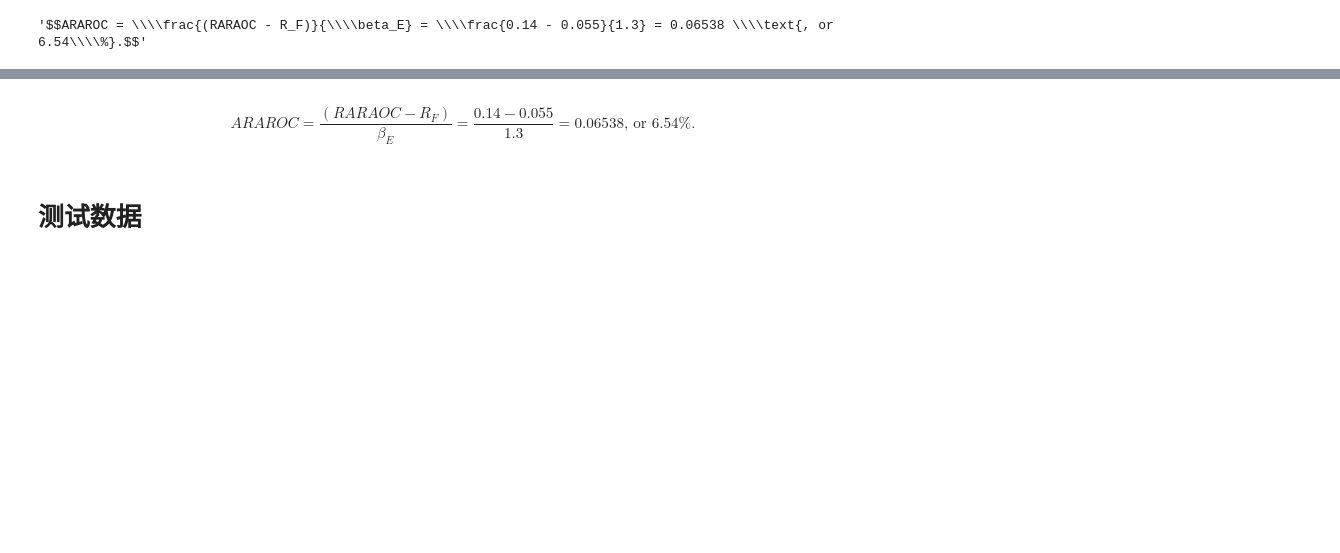
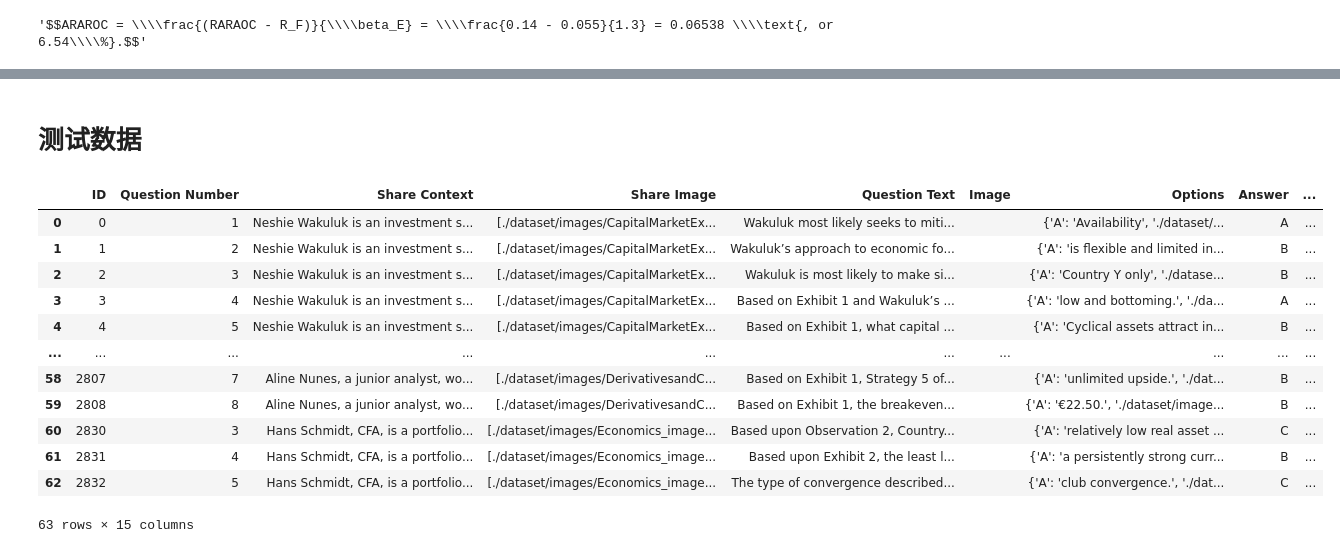
Before and after one commit to Jennie-Deng/Finmath, a Jupyter notebook: dataProcess.ipynb, the cells around one changed output, grey strips where cells are left out. Saved outputs shown, nothing was run; the diff lists cells and outputs as text; code cells hidden in the pictures; blank space fills up the shorter version.

```diff
--- a/dataProcess.ipynb
+++ b/dataProcess.ipynb
@@ -122,8 +90,3 @@ Book Label: Operational Riskand Resiliency2
-# %%
-a='$$ARAROC = \\frac{(RARAOC - R_F)}{\\beta_E} = \\frac{0.14 - 0.055}{1.3} = 0.06538 \\text{, or 6.54\\%}.$$'
-display(Markdown(a))
-# %% [output]
-$$ARAROC = \frac{(RARAOC - R_F)}{\beta_E} = \frac{0.14 - 0.055}{1.3} = 0.06538 \text{, or 6.54\%}.$$
 # %%
 # Select the specified columns
 text = data[data['Question Type'] == 'text only']
@@ -141,5 +104,20 @@ for index, row in textimagemath[200:].iterrows():
 # %% [markdown]
 # 测试数据
 # %%
-test = pd.read_csv('dataset/dirtydata.csv')
+data = pd.read_json('dataset/multiDemo.json')
+data
+# %% [output]
+|  | ID | Question Number | Share Context | Share Image | Question Text | Image | Options | Answer | ... |
+| 0 | 0 | 1 | Neshie Wakuluk is an investment s... | [./dataset/images/CapitalMarketEx... | Wakuluk most likely seeks to miti... |  | {'A': 'Availability', './dataset/... | A | ... |
+| 1 | 1 | 2 | Neshie Wakuluk is an investment s... | [./dataset/images/CapitalMarketEx... | Wakuluk’s approach to economic fo... |  | {'A': 'is flexible and limited in... | B | ... |
+| 2 | 2 | 3 | Neshie Wakuluk is an investment s... | [./dataset/images/CapitalMarketEx... | Wakuluk is most likely to make si... |  | {'A': 'Country Y only', './datase... | B | ... |
+| 3 | 3 | 4 | Neshie Wakuluk is an investment s... | [./dataset/images/CapitalMarketEx... | Based on Exhibit 1 and Wakuluk’s ... |  | {'A': 'low and bottoming.', './da... | A | ... |
+| 4 | 4 | 5 | Neshie Wakuluk is an investment s... | [./dataset/images/CapitalMarketEx... | Based on Exhibit 1, what capital ... |  | {'A': 'Cyclical assets attract in... | B | ... |
+| ... | ... | ... | ... | ... | ... | ... | ... | ... | ... |
+| 58 | 2807 | 7 | Aline Nunes, a junior analyst, wo... | [./dataset/images/DerivativesandC... | Based on Exhibit 1, Strategy 5 of... |  | {'A': 'unlimited upside.', './dat... | B | ... |
+| 59 | 2808 | 8 | Aline Nunes, a junior analyst, wo... | [./dataset/images/DerivativesandC... | Based on Exhibit 1, the breakeven... |  | {'A': '€22.50.', './dataset/image... | B | ... |
+| 60 | 2830 | 3 | Hans Schmidt, CFA, is a portfolio... | [./dataset/images/Economics_image... | Based upon Observation 2, Country... |  | {'A': 'relatively low real asset ... | C | ... |
+| 61 | 2831 | 4 | Hans Schmidt, CFA, is a portfolio... | [./dataset/images/Economics_image... | Based upon Exhibit 2, the least l... |  | {'A': 'a persistently strong curr... | B | ... |
+| 62 | 2832 | 5 | Hans Schmidt, CFA, is a portfolio... | [./dataset/images/Economics_image... | The type of convergence described... |  | {'A': 'club convergence.', './dat... | C | ... |
+63 rows × 15 columns
 # %%
```
Also changed, not shown: parts of 6 cells of this notebook, 2 other files.
